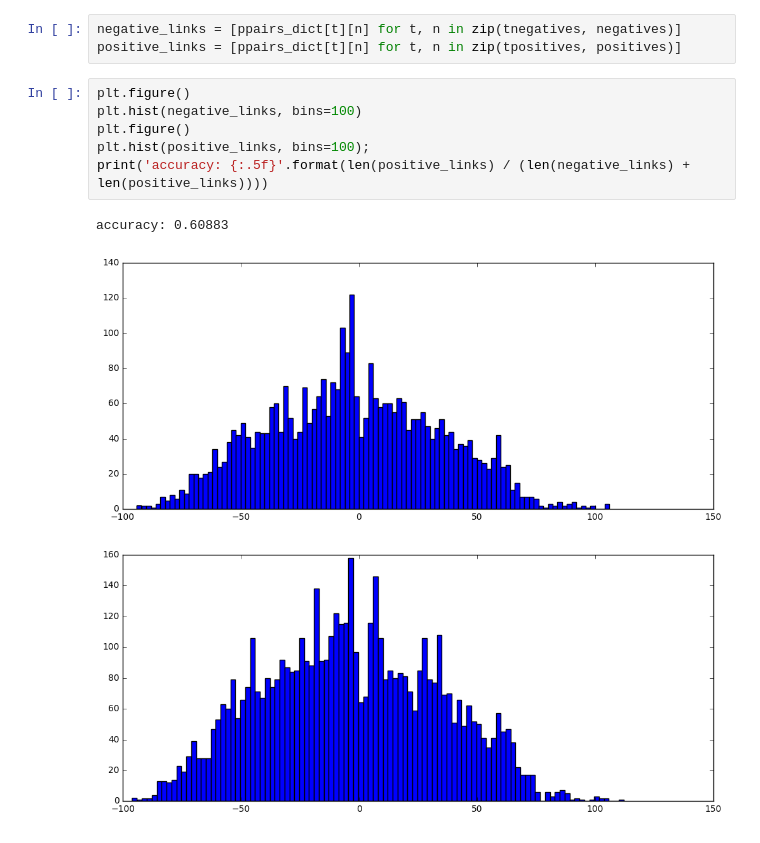
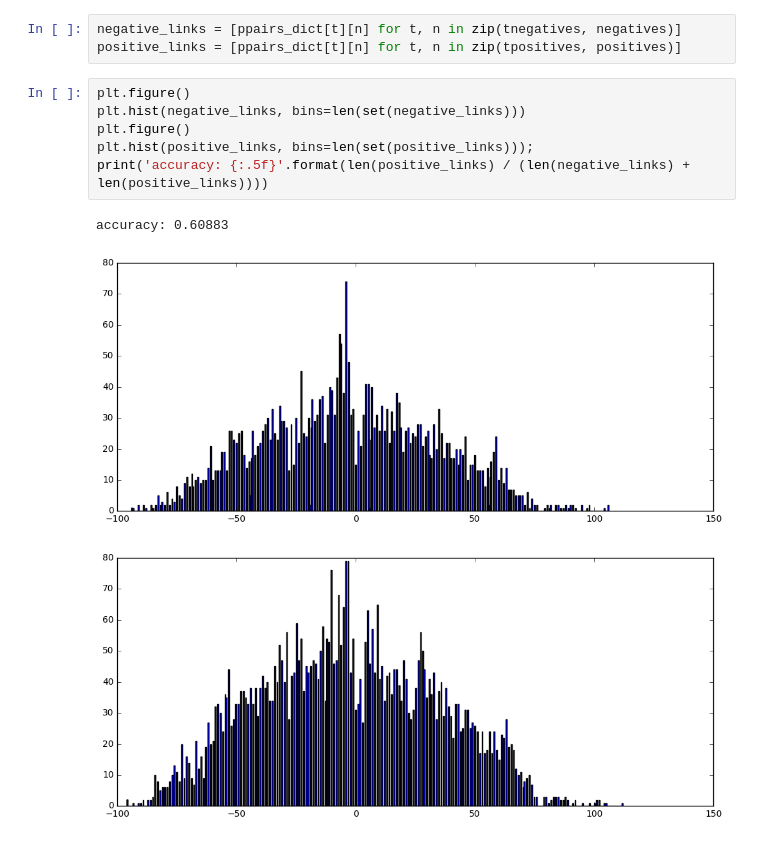
Before and after one commit to mrlovre/diplomski, a Jupyter notebook: ipynb/dipl_03.ipynb, the cells around one changed output. Saved outputs shown, nothing was run; the diff lists cells and outputs as text.

```diff
--- a/ipynb/dipl_03.ipynb
+++ b/ipynb/dipl_03.ipynb
@@ -408,11 +408,11 @@ negative_links = [ppairs_dict[t][n] for t, n in zip(tnegatives, negatives)]
 positive_links = [ppairs_dict[t][n] for t, n in zip(tpositives, positives)]
 # %%
 plt.figure()
-plt.hist(negative_links, bins=100)
+plt.hist(negative_links, bins=len(set(negative_links)))
 plt.figure()
-plt.hist(positive_links, bins=100);
+plt.hist(positive_links, bins=len(set(positive_links)));
 print('accuracy: {:.5f}'.format(len(positive_links) / (len(negative_links) + len(positive_links))))
 # %% [output]
 accuracy: 0.60883
-[figure, old version]
+[figure, new version]
-[figure, old version]
+[figure, new version]
```
Also changed, not shown: parts of 1 cell of this notebook, 1 other file.
